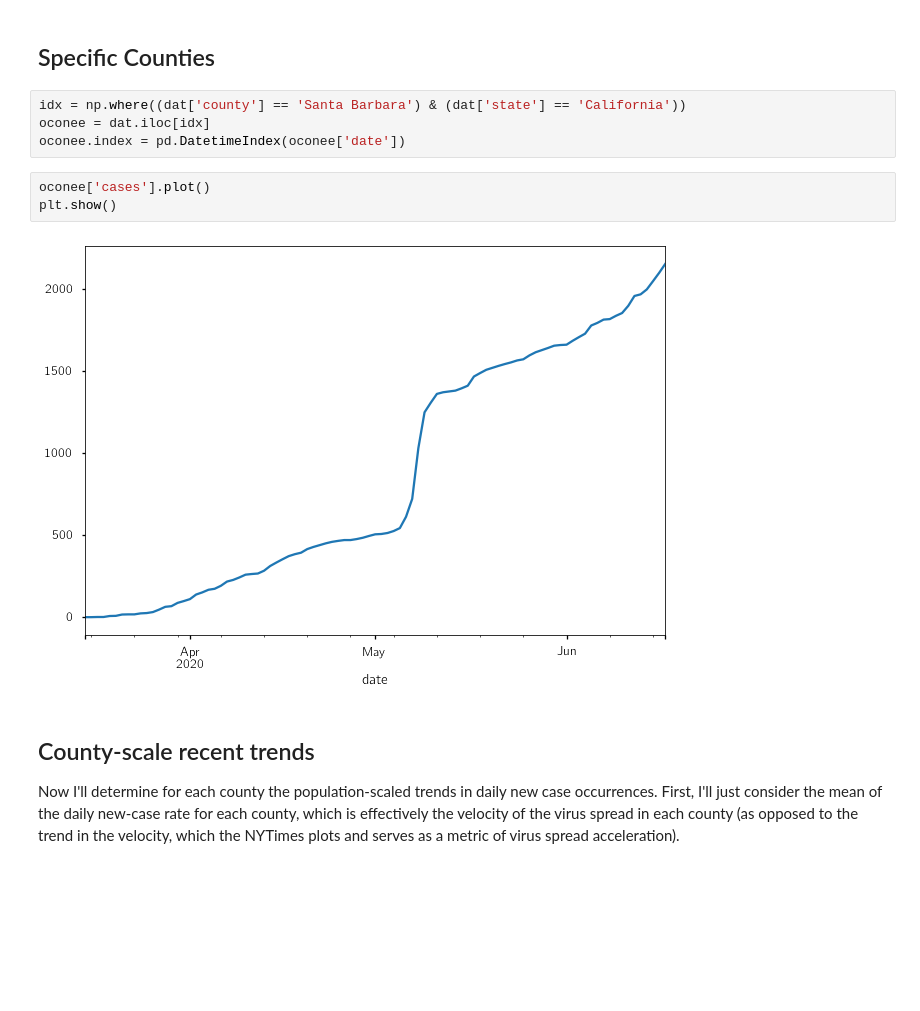
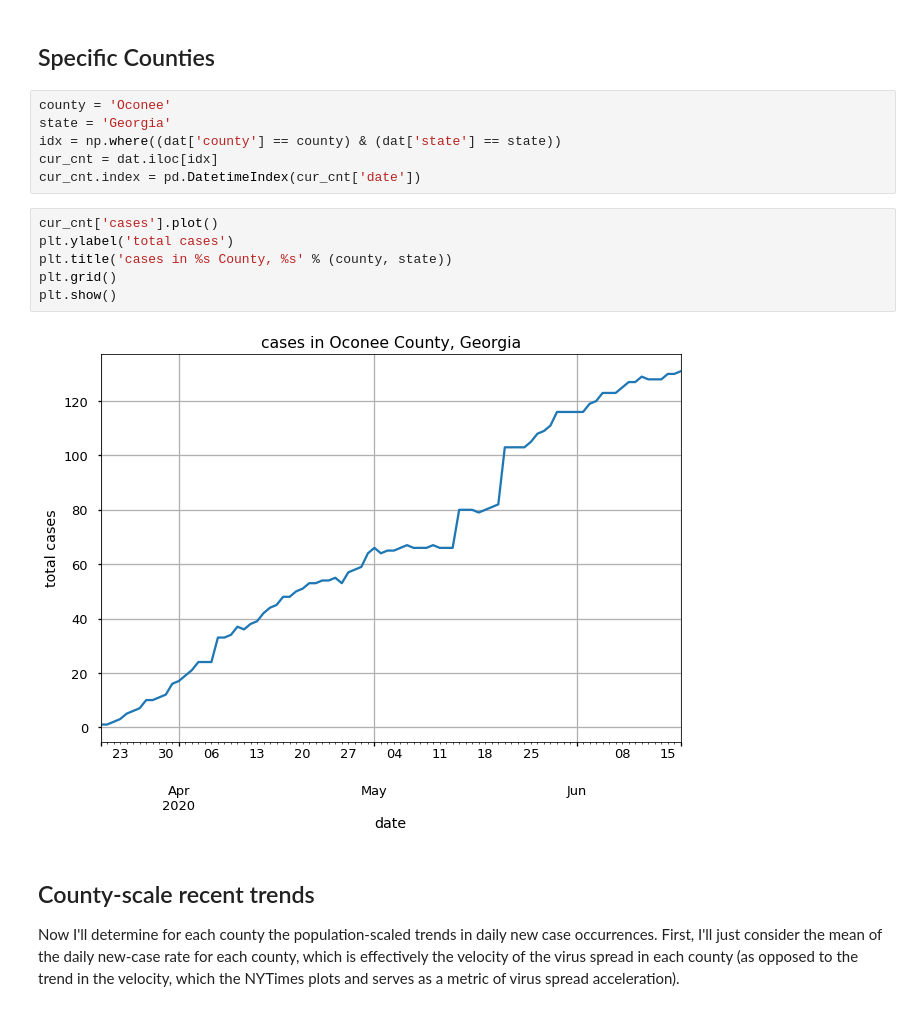
Before and after one commit to sarttiso/covid-19-data, a Jupyter notebook: covid.ipynb, the cells around one changed output. Saved outputs shown, nothing was run; the diff lists cells and outputs as text; blank space fills up the shorter version.

```diff
--- a/covid.ipynb
+++ b/covid.ipynb
@@ -86,14 +89,19 @@ plt.show()
 # %% [markdown]
 ## Specific Counties
 # %%
-idx = np.where((dat['county'] == 'Santa Barbara') & (dat['state'] == 'California'))
-oconee = dat.iloc[idx]
-oconee.index = pd.DatetimeIndex(oconee['date'])
+county = 'Oconee'
+state = 'Georgia'
+idx = np.where((dat['county'] == county) & (dat['state'] == state))
+cur_cnt = dat.iloc[idx]
+cur_cnt.index = pd.DatetimeIndex(cur_cnt['date'])
-# %%
-oconee['cases'].plot()
-plt.show()
-# %% [output]
-[figure, removed]
+# %%
+cur_cnt['cases'].plot()
+plt.ylabel('total cases')
+plt.title('cases in %s County, %s' % (county, state))
+plt.grid()
+plt.show()
+# %% [output]
+[figure, added]
 # %% [markdown]
 ## County-scale recent trends
 
```
Also changed, not shown: parts of 8 cells of this notebook, 4 other files.
